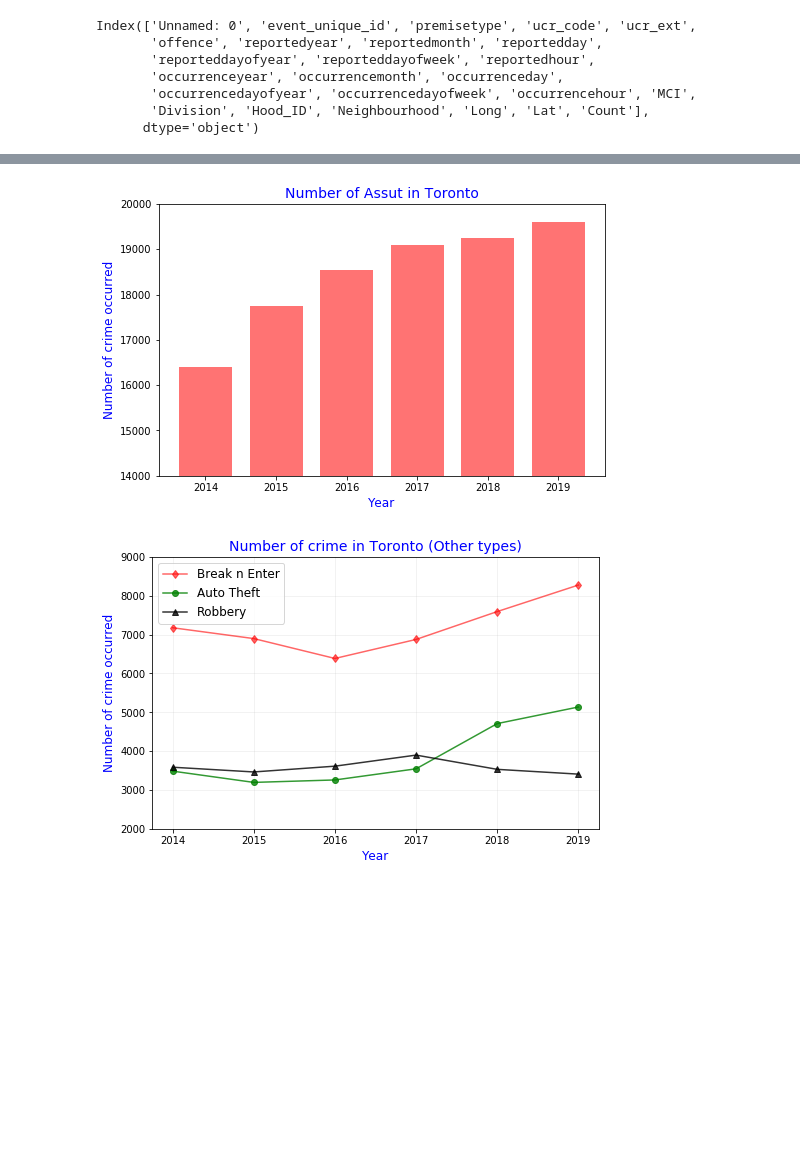
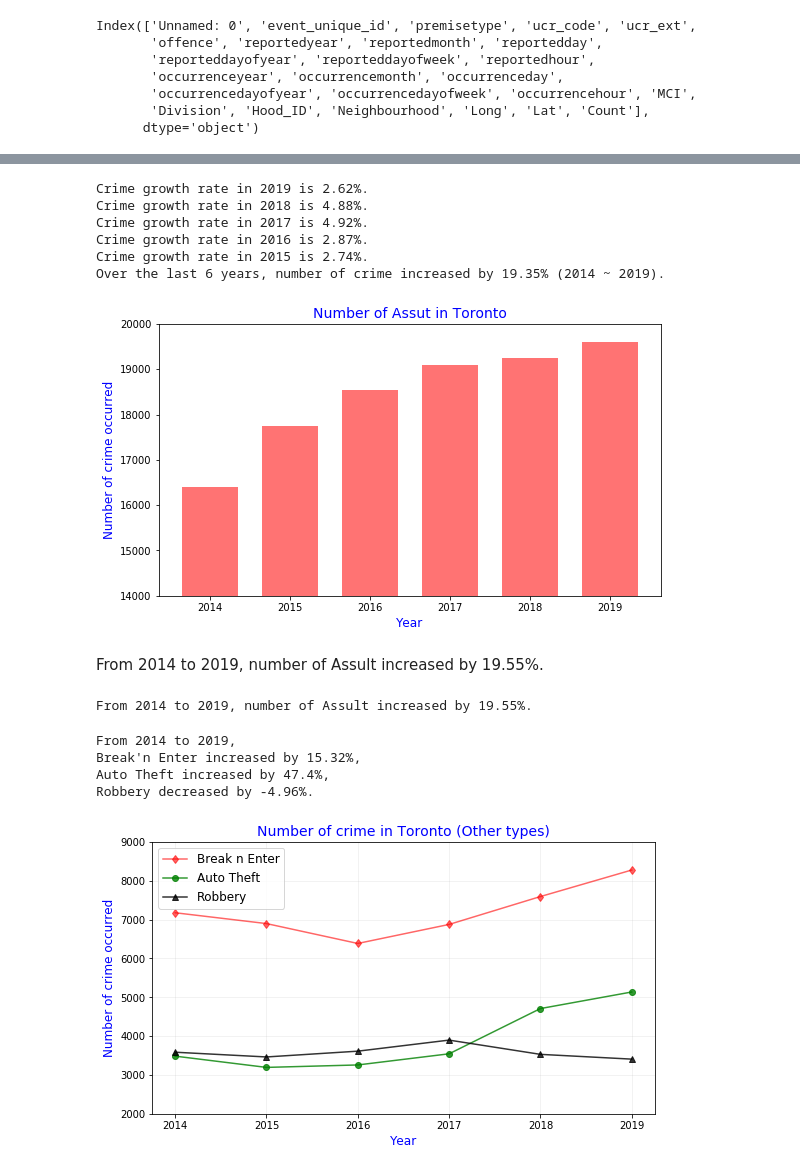
Before and after one commit to neha-nayeem/Project-01, a Jupyter notebook: Q4_Jaehong.ipynb, the cells around one changed output, grey strips where cells are left out. Saved outputs shown, nothing was run; the diff lists cells and outputs as text; code cells hidden in the pictures; blank space fills up the shorter version.

```diff
--- a/Q4_Jaehong.ipynb
+++ b/Q4_Jaehong.ipynb
@@ -68,22 +75,65 @@ plt.show()
+# %%
+# average growth rate for the last 6 year
+year_count = crime_data["occurrenceyear"].value_counts()
+year_count_df = pd.DataFrame(year_count)
+year_count_df
+
+y2019=year_count_df.iloc[0]["occurrenceyear"]
+y2018=year_count_df.iloc[1]["occurrenceyear"]
+y2017=year_count_df.iloc[2]["occurrenceyear"]
+y2016=year_count_df.iloc[3]["occurrenceyear"]
+y2015=year_count_df.iloc[4]["occurrenceyear"]
+y2014=year_count_df.iloc[5]["occurrenceyear"]
+
+g2019=round(((y2019/y2018)-1)*100,2)
+print(f"Crime growth rate in 2019 is {g2019}%.")
+g2018=round(((y2018/y2017)-1)*100,2)
+print(f"Crime growth rate in 2018 is {g2018}%.")
+g2017=round(((y2017/y2016)-1)*100,2)
+print(f"Crime growth rate in 2017 is {g2017}%.")
+g2016=round(((y2016/y2015)-1)*100,2)
+print(f"Crime growth rate in 2016 is {g2016}%.")
+g2015=round(((y2015/y2014)-1)*100,2)
+print(f"Crime growth rate in 2015 is {g2015}%.")
+g2019_5yr = round(((y2019/y2014)-1)*100,2)
+print(f"Over the last 6 years, number of crime increased by {g2019_5yr}% (2014 ~ 2019).")
+# %% [output]
+Crime growth rate in 2019 is 2.62%.
+Crime growth rate in 2018 is 4.88%.
+Crime growth rate in 2017 is 4.92%.
+Crime growth rate in 2016 is 2.87%.
+Crime growth rate in 2015 is 2.74%.
+Over the last 6 years, number of crime increased by 19.35% (2014 ~ 2019).
 # %%
-# Major crime type Assult in Toronto over the last 6 years
+# Major crime type, Assult in Toronto over the last 6 years
 
 crime_data_assult=crime_data.loc[(crime_data['MCI']=="Assault")]
 crime_data_assult_year=crime_data_assult.groupby('occurrenceyear').sum()
 
 x_axis = crime_data_assult["occurrenceyear"].unique()
 y_value= crime_data_assult_year['Count']
 
-plt.figure(figsize=(8,5))
-plt.bar(x_axis,y_value, width =0.75, color ='red',alpha=0.55)
+plt.figure(figsize=(9,5))
+plt.bar(x_axis,y_value, width =0.7, color ='red',alpha=0.55)
 
 plt.title("Number of Assut in Toronto",fontsize =14, color ='blue')
 plt.xlabel('Year',fontsize =12,color ='blue')
 plt.ylabel('Number of crime occurred',fontsize =12,color ='blue')
 plt.ylim(14000, 20000)
 
 plt.savefig("Data Output/Assut_year.png")
 plt.show()
 # %% [output]
-[figure, old version]
+[figure, new version]
+# %% [markdown]
+From 2014 to 2019, number of Assult increased by 19.55%.
+# %%
+# growth rate from 2014 to 2019
+assult2014 = crime_data_assult_year.iloc[0]["Count"]
+assult2019 = crime_data_assult_year.iloc[5]["Count"]
+assult2019_5yr = round(((assult2019/assult2014)-1)*100,2)
+assult2019_5yr
+print(f"From 2014 to 2019, number of Assult increased by {a2019_5yr}%.")
+# %% [output]
+From 2014 to 2019, number of Assult increased by 19.55%.
 # %%
@@ -98,7 +164,14 @@ crime_data_robb_year=crime_data_robb.groupby('occurrenceyear').sum()
+# %%
+print(f"From 2014 to 2019,\nBreak'n Enter increased by {BnE2019_5yr}%,\nAuto Theft increased by {auto2019_5yr}%,\nRobbery decreased by {robbery2019_5yr}%.")
+# %% [output]
+From 2014 to 2019,
+Break'n Enter increased by 15.32%,
+Auto Theft increased by 47.4%,
+Robbery decreased by -4.96%.
 # %%
 x_axis = crime_data_assult["occurrenceyear"].unique()
 
-plt.figure(figsize=(8,5))
+plt.figure(figsize=(9,5))
 
 y_value= crime_data_BnE_year['Count']
 BnE, =plt.plot(x_axis,y_value,color ='red',alpha=0.6, marker="d",label="Break n Enter")
@@ -118,7 +191,5 @@ plt.legend(handles=[BnE,auto, robb], loc="best",fontsize =12 )
 
 plt.savefig("Data Output/Others_year.png")
 plt.show()
-
-# interesting observation: Robbery is downward since the peak in 2017
 # %% [output]
-[figure, old version]
+[figure, new version]
```
Also changed, not shown: parts of 18 cells of this notebook, 5 other files.
